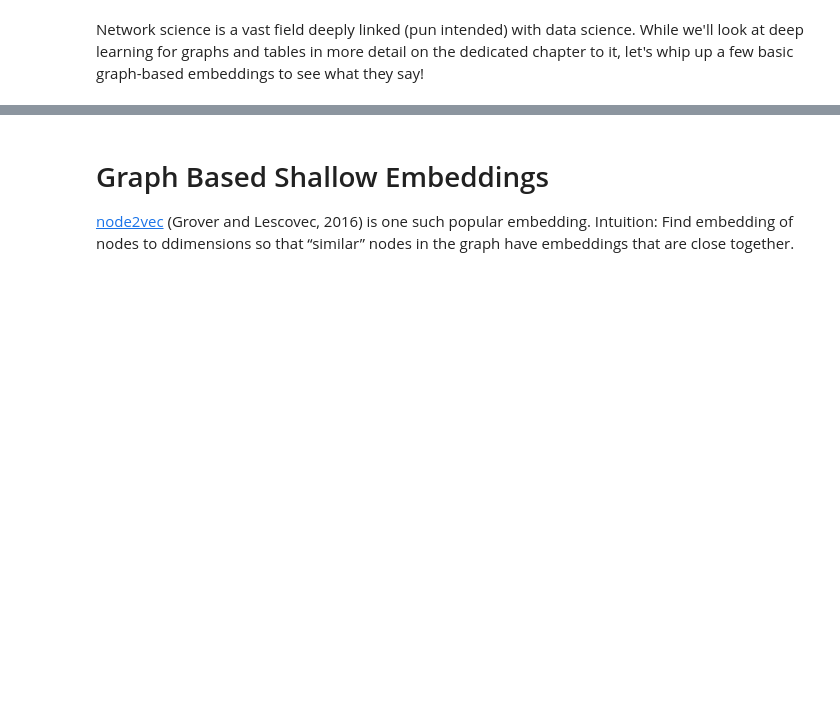
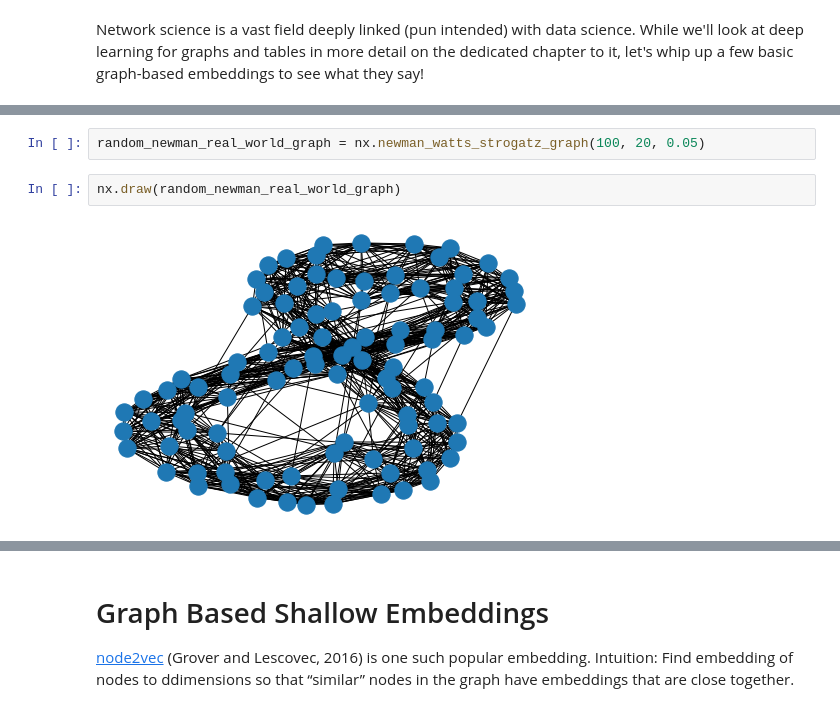
Before and after one commit to UChicago-Thinking-Deep-Learning-Course/Tutorials-Homework-Notebooks, a Jupyter notebook: week-5/TDL5_1_deep_graphs_networks_manifolds.ipynb, the cells around one changed output, grey strips where cells are left out. Drawn from its saved outputs; the diff is of its cells as text; blank space fills up the shorter version.

```diff
--- a/week-5/TDL5_1_deep_graphs_networks_manifolds.ipynb
+++ b/week-5/TDL5_1_deep_graphs_networks_manifolds.ipynb
@@ -141,0 +138,6 @@ We recommend the following packages for Machine Learning for Graphs and Networks
+# %%
+random_newman_real_world_graph = nx.newman_watts_strogatz_graph(100, 20, 0.05)
+# %%
+nx.draw(random_newman_real_world_graph)
+# %% [output]
+[figure, added]
```
Also changed, not shown: parts of 121 cells of this notebook, 1 other file.
